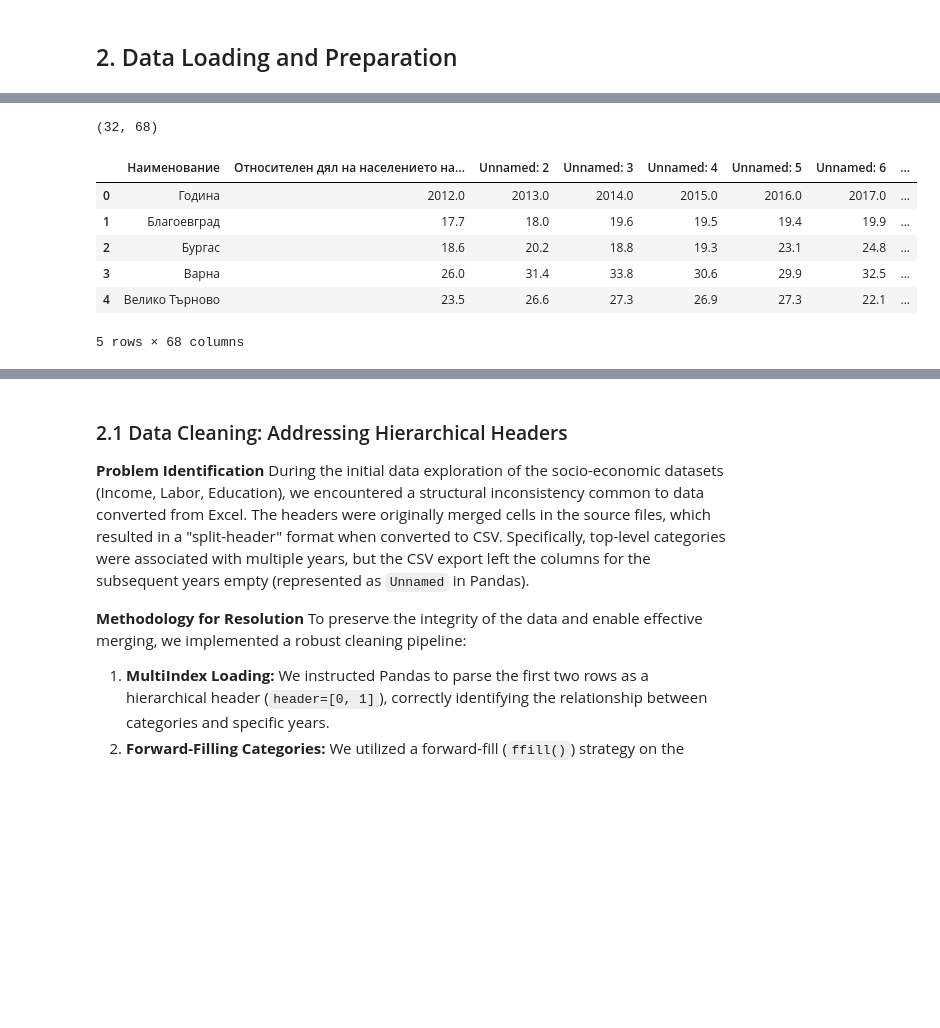
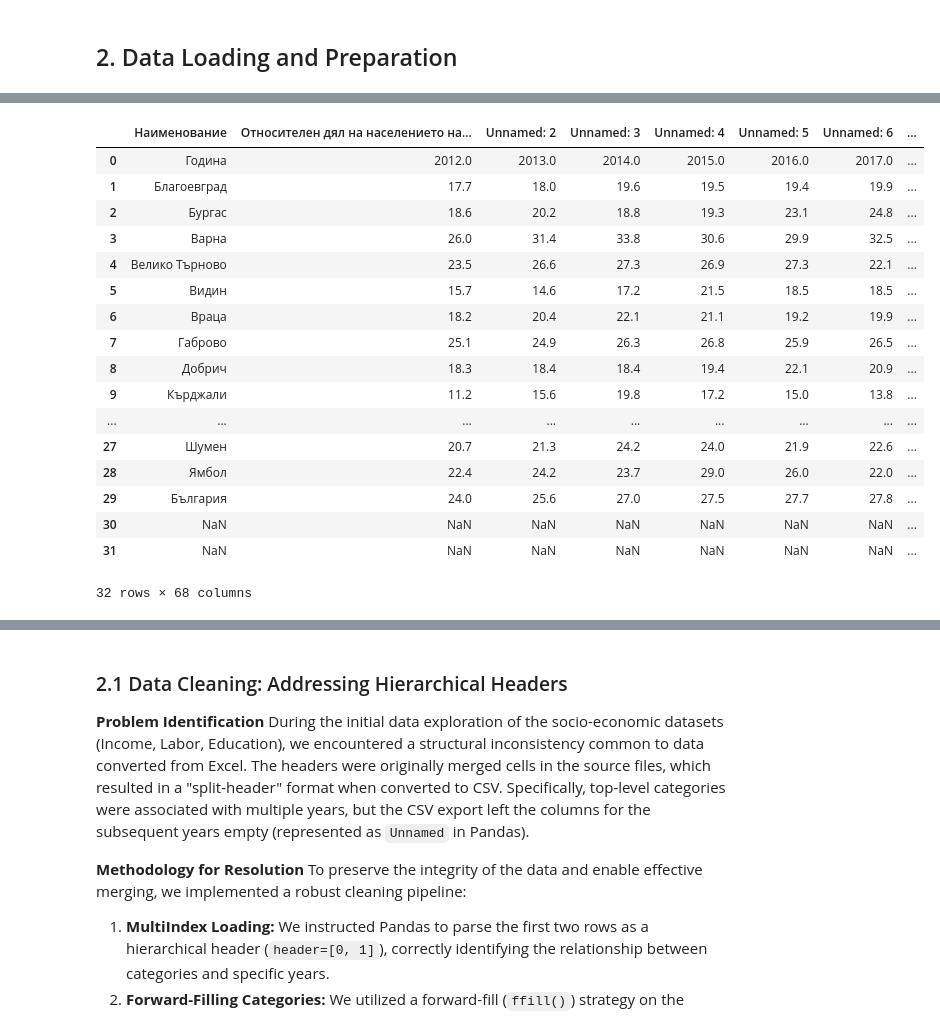
Before and after one commit to Nalyan-Beytula/Machine-Learning, a Jupyter notebook: predicting_dzi_grades_ml.ipynb, the cells around one changed output, grey strips where cells are left out. Cells and saved outputs as stored; diff of their text form; code cells hidden in the pictures; blank space fills up the shorter version.

```diff
--- a/predicting_dzi_grades_ml.ipynb
+++ b/predicting_dzi_grades_ml.ipynb
@@ -61,13 +76,22 @@ income_data.head()
 # %%
-print(labor_data.shape)
-labor_data.head()
+labor_data
 # %% [output]
+|  | Наименование | Относителен дял на населениeто на... | Unnamed: 2 | Unnamed: 3 | Unnamed: 4 | Unnamed: 5 | Unnamed: 6 | ... |
+| 0 | Година | 2012.0 | 2013.0 | 2014.0 | 2015.0 | 2016.0 | 2017.0 | ... |
+| 1 | Благоевград | 17.7 | 18.0 | 19.6 | 19.5 | 19.4 | 19.9 | ... |
+| 2 | Бургас | 18.6 | 20.2 | 18.8 | 19.3 | 23.1 | 24.8 | ... |
+| 3 | Варна | 26.0 | 31.4 | 33.8 | 30.6 | 29.9 | 32.5 | ... |
+| 4 | Велико Търново | 23.5 | 26.6 | 27.3 | 26.9 | 27.3 | 22.1 | ... |
+| 5 | Видин | 15.7 | 14.6 | 17.2 | 21.5 | 18.5 | 18.5 | ... |
+| 6 | Враца | 18.2 | 20.4 | 22.1 | 21.1 | 19.2 | 19.9 | ... |
+| 7 | Габрово | 25.1 | 24.9 | 26.3 | 26.8 | 25.9 | 26.5 | ... |
+| 8 | Добрич | 18.3 | 18.4 | 18.4 | 19.4 | 22.1 | 20.9 | ... |
+| 9 | Кърджали | 11.2 | 15.6 | 19.8 | 17.2 | 15.0 | 13.8 | ... |
+| ... | ... | ... | ... | ... | ... | ... | ... | ... |
+| 27 | Шумен | 20.7 | 21.3 | 24.2 | 24.0 | 21.9 | 22.6 | ... |
+| 28 | Ямбол | 22.4 | 24.2 | 23.7 | 29.0 | 26.0 | 22.0 | ... |
+| 29 | България | 24.0 | 25.6 | 27.0 | 27.5 | 27.7 | 27.8 | ... |
+| 30 | NaN | NaN | NaN | NaN | NaN | NaN | NaN | ... |
+| 31 | NaN | NaN | NaN | NaN | NaN | NaN | NaN | ... |
-(32, 68)
+32 rows × 68 columns
-|  | Наименование | Относителен дял на населениeто на... | Unnamed: 2 | Unnamed: 3 | Unnamed: 4 | Unnamed: 5 | Unnamed: 6 | ... |
-| 0 | Година | 2012.0 | 2013.0 | 2014.0 | 2015.0 | 2016.0 | 2017.0 | ... |
-| 1 | Благоевград | 17.7 | 18.0 | 19.6 | 19.5 | 19.4 | 19.9 | ... |
-| 2 | Бургас | 18.6 | 20.2 | 18.8 | 19.3 | 23.1 | 24.8 | ... |
-| 3 | Варна | 26.0 | 31.4 | 33.8 | 30.6 | 29.9 | 32.5 | ... |
-| 4 | Велико Търново | 23.5 | 26.6 | 27.3 | 26.9 | 27.3 | 22.1 | ... |
-5 rows × 68 columns
 # %%
```
Also changed, not shown: parts of 8 cells of this notebook.
